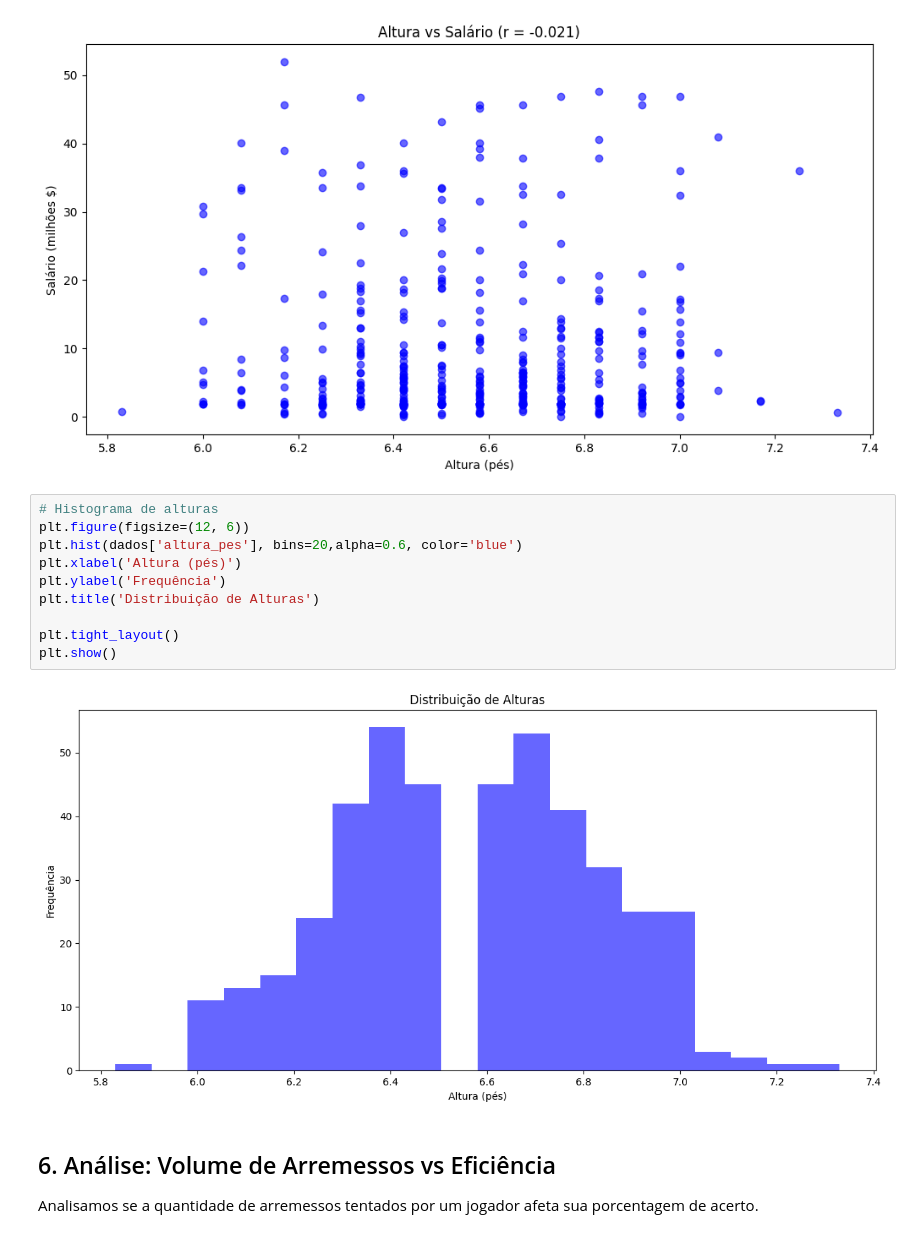
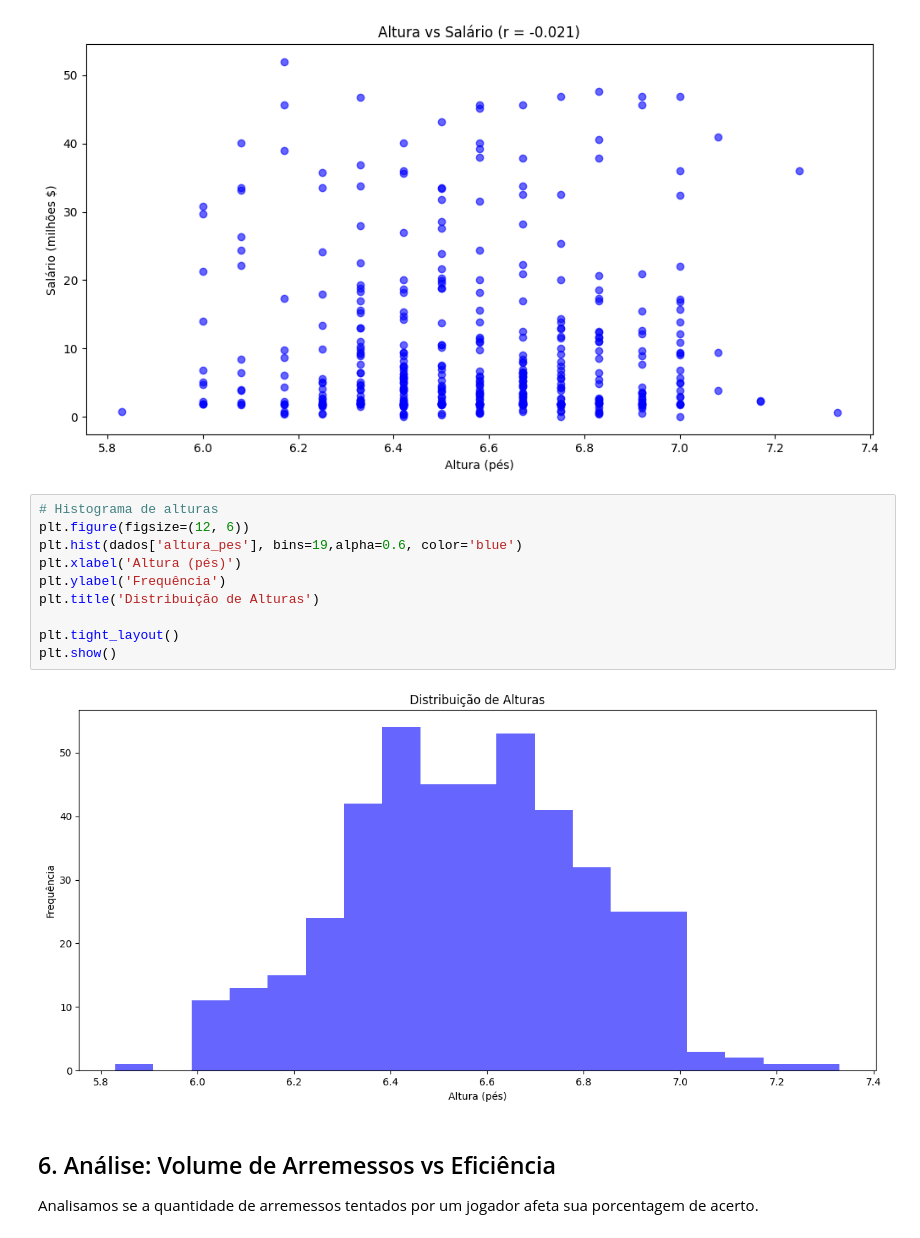
Before and after one commit to nise1301/NBA_stats, a Jupyter notebook: NBA_EDA_AT1.ipynb, the cells around one changed output. Saved outputs shown, nothing was run; the diff lists cells and outputs as text.

```diff
--- a/NBA_EDA_AT1.ipynb
+++ b/NBA_EDA_AT1.ipynb
@@ -276,15 +276,15 @@ plt.show()
 # %%
 # Histograma de alturas
 plt.figure(figsize=(12, 6))
-plt.hist(dados['altura_pes'], bins=20,alpha=0.6, color='blue')
+plt.hist(dados['altura_pes'], bins=19,alpha=0.6, color='blue')
 plt.xlabel('Altura (pés)')
 plt.ylabel('Frequência')
 plt.title('Distribuição de Alturas')
 
 plt.tight_layout()
 plt.show()
 # %% [output]
-[figure, old version]
+[figure, new version]
 # %% [markdown]
 ## 6. Análise: Volume de Arremessos vs Eficiência
 
```
Also changed, not shown: parts of 1 cell of this notebook.
